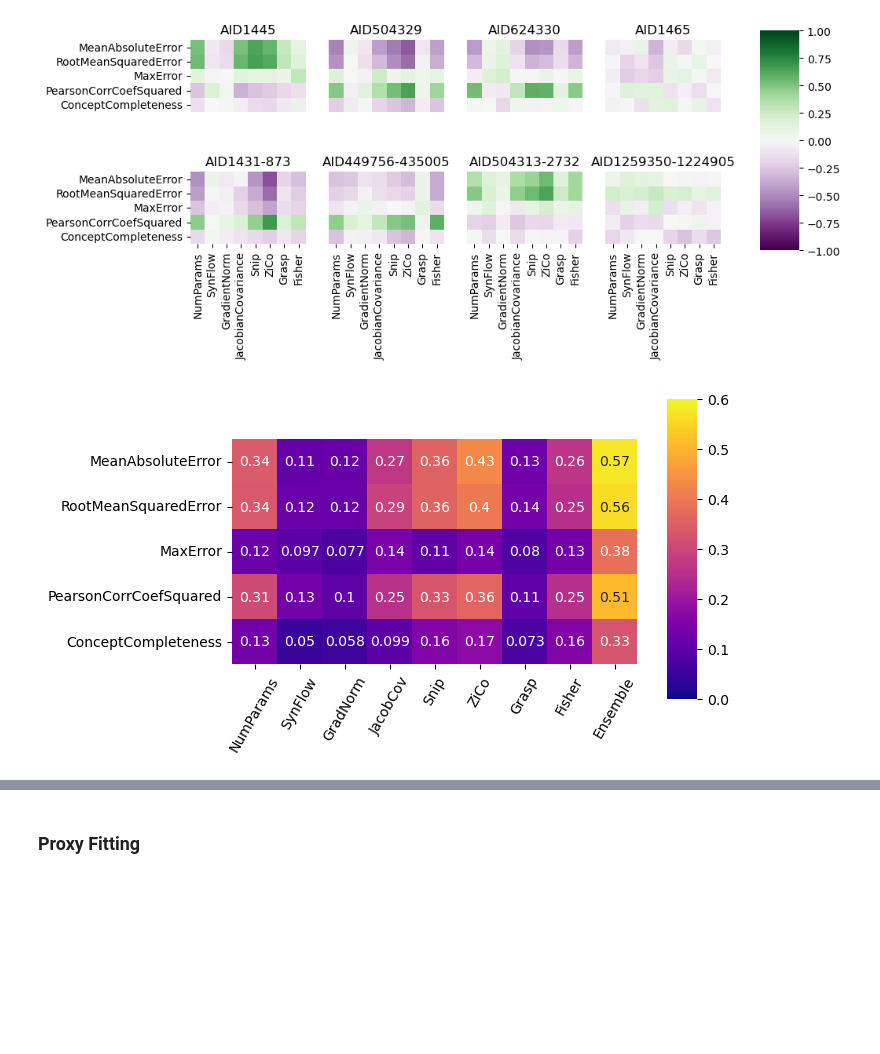
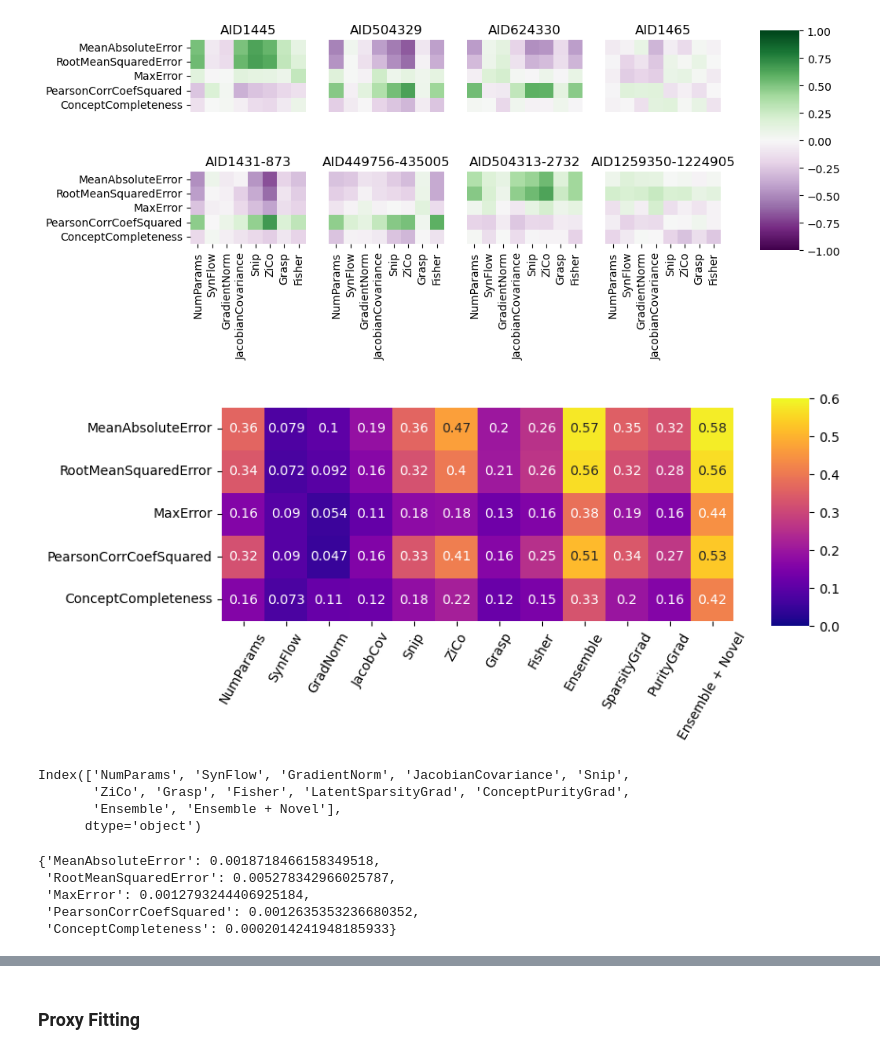
Before and after one commit to harryknighton/drug-discovery-automl, a Jupyter notebook: src/notebooks/evaluation.ipynb, the cells around one changed output, grey strips where cells are left out. Saved outputs shown, nothing was run; the diff lists cells and outputs as text; code cells hidden in the pictures; blank space fills up the shorter version.

Commit message:
Updated figures in response to feedback

```diff
--- a/src/notebooks/evaluation.ipynb
+++ b/src/notebooks/evaluation.ipynb
@@ -513,0 +548,2 @@ fig.savefig(config.FIGURES_DIR / 'transferability.png', bbox_inches='tight')
+# %%
+scaled_metrics = {k: 100 * (np.array(v) - originals[k]) / originals[k]  for k, v in metrics.items()}
@@ -602,49 +668,90 @@ fig.savefig(config.FIGURES_DIR / 'metric_proxy_correlations.png', bbox_inches='t
 [figure]
 # %%
 dataset_corrs = []
+ensemble_ex_ps = defaultdict(list)
+proxies_wo_novel = copy.deepcopy(DEFAULT_PROXIES)
+del proxies_wo_novel.proxies['LatentSparsityGrad']
+del proxies_wo_novel.proxies['ConceptPurityGrad']
 for i, dataset in enumerate(datasets):
     proxies, metrics = load_samples(dataset)
+    proxies_ex, metrics_ex = load_samples(dataset, True)
     proxies = {k: v.cpu().detach() for k, v in proxies.items()}
     metrics = {k: v.cpu().detach() for k, v in metrics.items()}
-    experiment_df = pd.DataFrame(proxies | metrics)
+    proxies_ex = {k: v.cpu().detach() for k, v in proxies_ex.items()}
+    metrics_ex = {k: v.cpu().detach() for k, v in metrics_ex.items()}
+    experiment_df = pd.DataFrame(proxies_ex | metrics_ex)
     corrs = experiment_df.corr().abs()
     corrs = corrs[proxy_names].loc[metric_names, :]
 
     # Calculate Ensemble values
     ensemble_corrs = {}
     for metric in metric_names:
-        ensemble = Ensemble(DEFAULT_PROXIES)
+        ensemble = Ensemble(proxies_wo_novel)
         ensemble.fit(proxies, metrics[metric], not METRIC_HIGHER_IS_BETTER[metric])
         x = torch.stack([proxies[proxy] for proxy in ensemble.proxy_collection.proxies], dim=1)
         y = torch.tensor(ensemble.model.predict(x))
-        ensemble_corrs[metric] = abs(pearsonr(y, metrics[metric]).statistic)
+        r, p = pearsonr(y, metrics[metric])
+        ensemble_corrs[metric] = abs(r)
+
+
+    # Calculate Ensemble values
+    ensemble_ex_corrs = {}
+    for metric in metric_names:
+        ensemble = Ensemble(DEFAULT_PROXIES)
+        ensemble.fit(proxies_ex, metrics_ex[metric], not METRIC_HIGHER_IS_BETTER[metric])
+        x = torch.stack([proxies_ex[proxy] for proxy in ensemble.proxy_collection.proxies], dim=1)
+        y = torch.tensor(ensemble.model.predict(x))
+        r, p = pearsonr(y, metrics_ex[metric].cpu())
+        ensemble_ex_corrs[metric] = abs(r)
+        ensemble_ex_ps[metric].append(p)
 
     corrs['Ensemble'] = pd.Series(ensemble_corrs)
+    corrs['Ensemble + Novel'] = pd.Series(ensemble_ex_corrs)
     dataset_corrs.append(corrs)
-
-avg_corrs = sum(dataset_corrs) / len(dataset_corrs)
-avg_corrs = avg_corrs.rename(columns={'GradientNorm': 'GradNorm', 'JacobianCovariance': 'JacobCov'})
 # %%
-fig, ax = plt.subplots(figsize=(6, 6))
+avg_corrs = sum(dataset_corrs) / len(dataset_corrs)
+df_to_plot = avg_corrs.rename(columns={'GradientNorm': 'GradNorm', 'JacobianCovariance': 'JacobCov', 'LatentSparsityGrad': 'SparsityGrad', 'ConceptPurityGrad': 'PurityGrad'})
+cols = list(df_to_plot.columns)
+col_name = cols.pop(-2)
+cols.insert(-3, col_name)
+df_to_plot = df_to_plot.reindex(columns=cols)
+
+fig, ax = plt.subplots(figsize=(8, 4))
 
 fig.subplots_adjust(right=0.8)
-cbar_ax = fig.add_axes([0.85, 0.25, 0.05, 0.5])
+cbar_ax = fig.add_axes([0.85, 0.2, 0.05, 0.6])
 
 sns.heatmap(
-    avg_corrs,
+    df_to_plot,
     xticklabels=True,
     yticklabels=True,
     annot=True,
     square=True,
     ax=ax,
     cmap='plasma',
     cbar_ax=cbar_ax,
     vmin=0.0,
     vmax=0.6
 )
 ax.set_xticklabels(ax.get_xticklabels(), rotation=60)
 fig.savefig(config.FIGURES_DIR / 'abs_metric_proxy_correlations.png', bbox_inches='tight')
 # %% [output]
-[figure, old version]
+[figure, new version]
+# %%
+avg_corrs.columns
+# %% [output]
+Index(['NumParams', 'SynFlow', 'GradientNorm', 'JacobianCovariance', 'Snip',
+       'ZiCo', 'Grasp', 'Fisher', 'LatentSparsityGrad', 'ConceptPurityGrad',
+       'Ensemble', 'Ensemble + Novel'],
+      dtype='object')
+# %%
+# Average p values
+{k: max(v) for k, v in ensemble_ex_ps.items()}
+# %% [output]
+{'MeanAbsoluteError': 0.0018718466158349518,
+ 'RootMeanSquaredError': 0.005278342966025787,
+ 'MaxError': 0.0012793244406925184,
+ 'PearsonCorrCoefSquared': 0.0012635353236680352,
+ 'ConceptCompleteness': 0.0002014241948185933}
 # %%
 target = 'RootMeanSquaredError'
```
Also changed, not shown: parts of 19 cells of this notebook.
